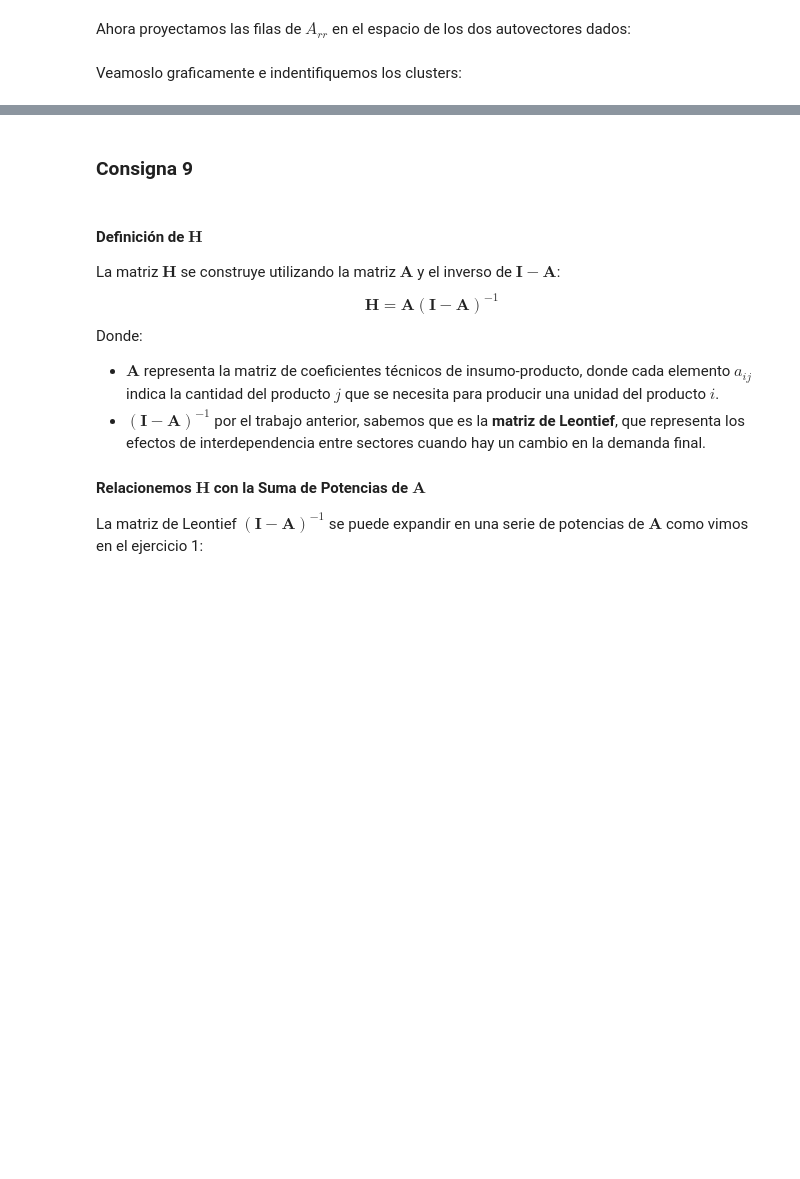
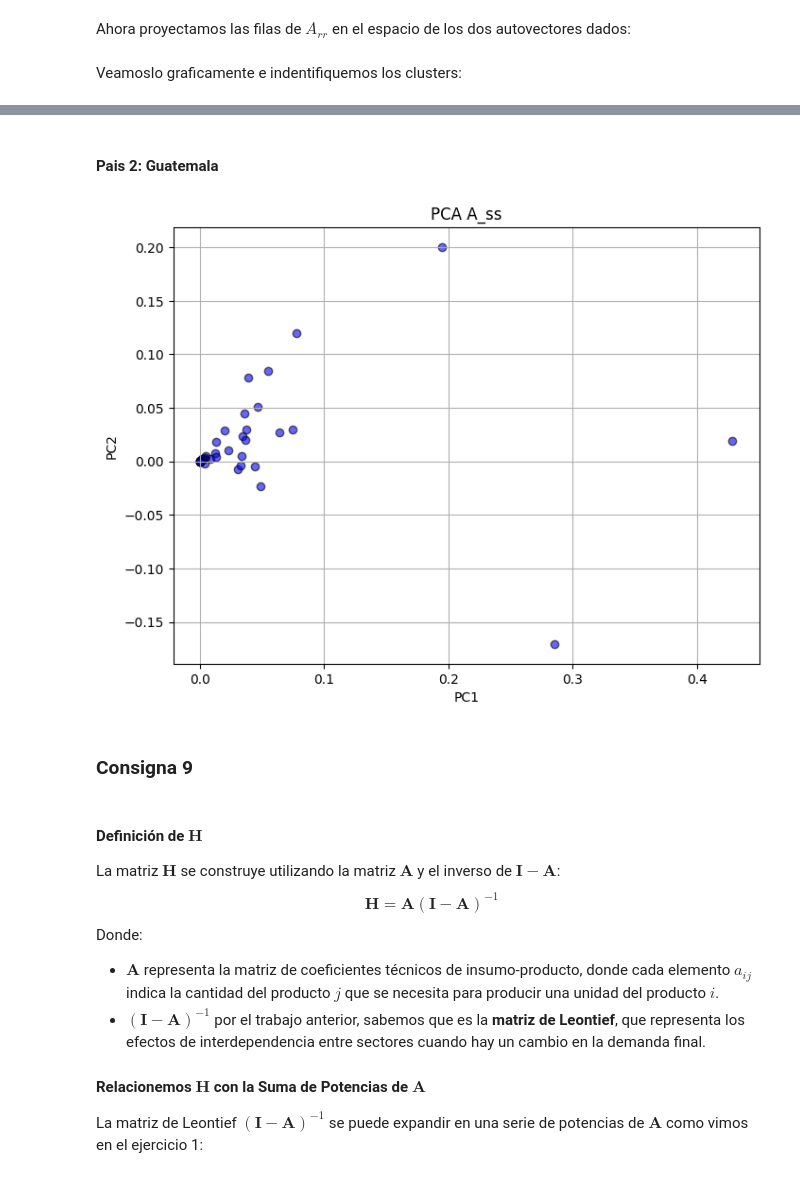
Before and after one commit to Gabrielnm7/ALC-FCEN_UBA, a Jupyter notebook: TP2/grupo_abeliano_TP2.ipynb, the cells around one changed output, grey strips where cells are left out. Drawn from its saved outputs; the diff is of its cells as text; code cells hidden in the pictures; blank space fills up the shorter version.

```diff
--- a/TP2/grupo_abeliano_TP2.ipynb
+++ b/TP2/grupo_abeliano_TP2.ipynb
@@ -622,3 +736,40 @@ plt.show()
+# %% [markdown]
+#### Pais 2: Guatemala
+# %%
+n = A_ss.shape[0]
+e = np.ones((n, 1))
+E = np.eye(n) - (1/n) * e @ e.T
+A_ss_normalizada = E @ A_ss
+
+n = A_ss_normalizada.shape[0]
+C = (A_ss_normalizada.T @ A_ss_normalizada) / (n - 1)
+
+#tomamos los siguientes parametros
+epsilon = 1e-6
+k = 250
+
+#calculamos
+v1, autovalor1 = deflacion_de_Hotelling(C,k,epsilon)
+
+#"deflacionamos" la matriz de covarianzas
+C_prima = C - autovalor1 * np.outer(v1, v1)
+
+#calculamos
+v2, autovalor2 = deflacion_de_Hotelling(C_prima,k,epsilon)
+# %%
+V = np.column_stack((v1, v2))
+
+A_ss_projectada = A_ss @ V
+# %%
+plt.figure(figsize=(8, 6))
+plt.scatter(A_ss_projectada[:, 0], A_ss_projectada[:, 1], color='blue', alpha=0.6, edgecolor='k')
+plt.xlabel("PC1")
+plt.ylabel("PC2")
+plt.title("PCA A_ss")
+plt.grid(True)
+plt.show()
+# %% [output]
+[figure, added]
 # %% [markdown]
 ### **Consigna 9**
 # %% [markdown]
```
Also changed, not shown: parts of 40 cells of this notebook, 1 other file.
